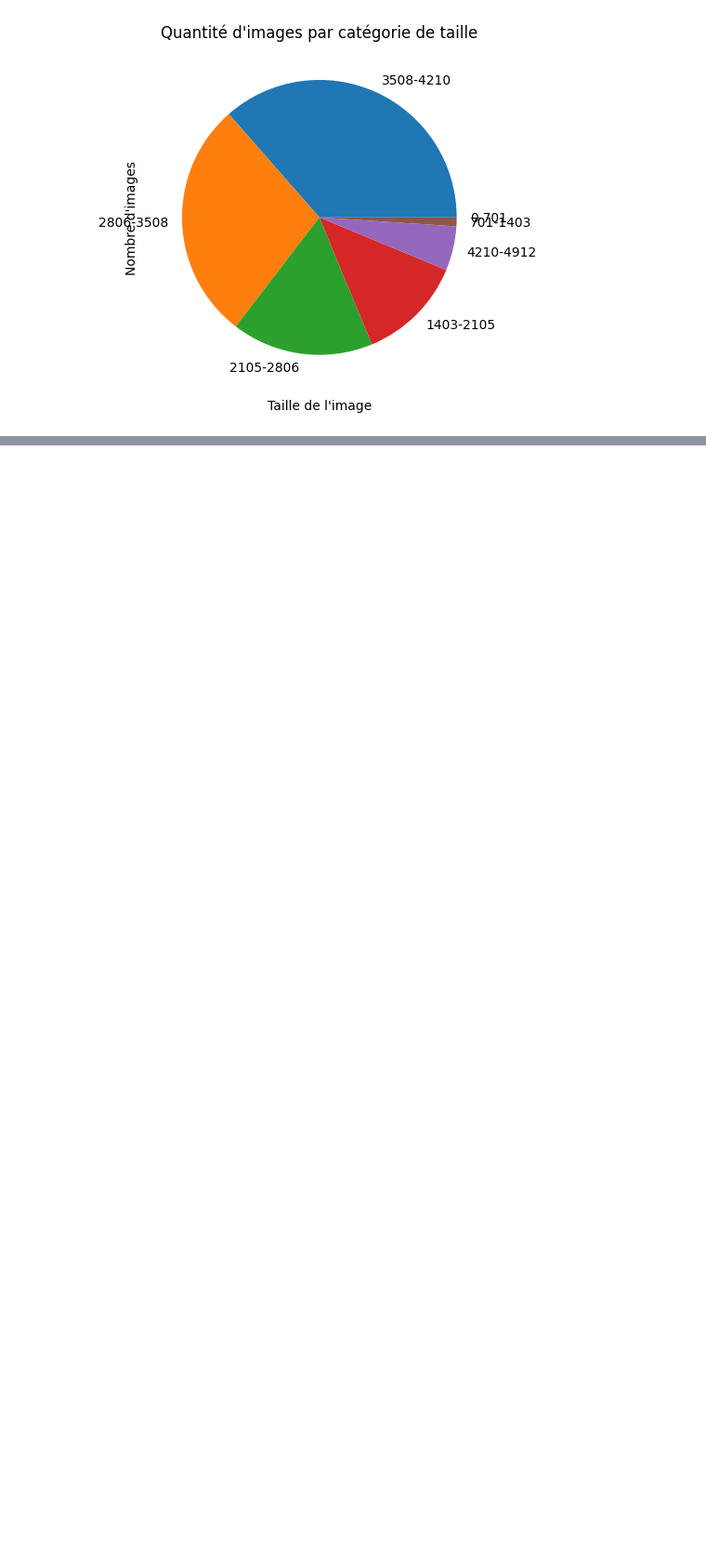
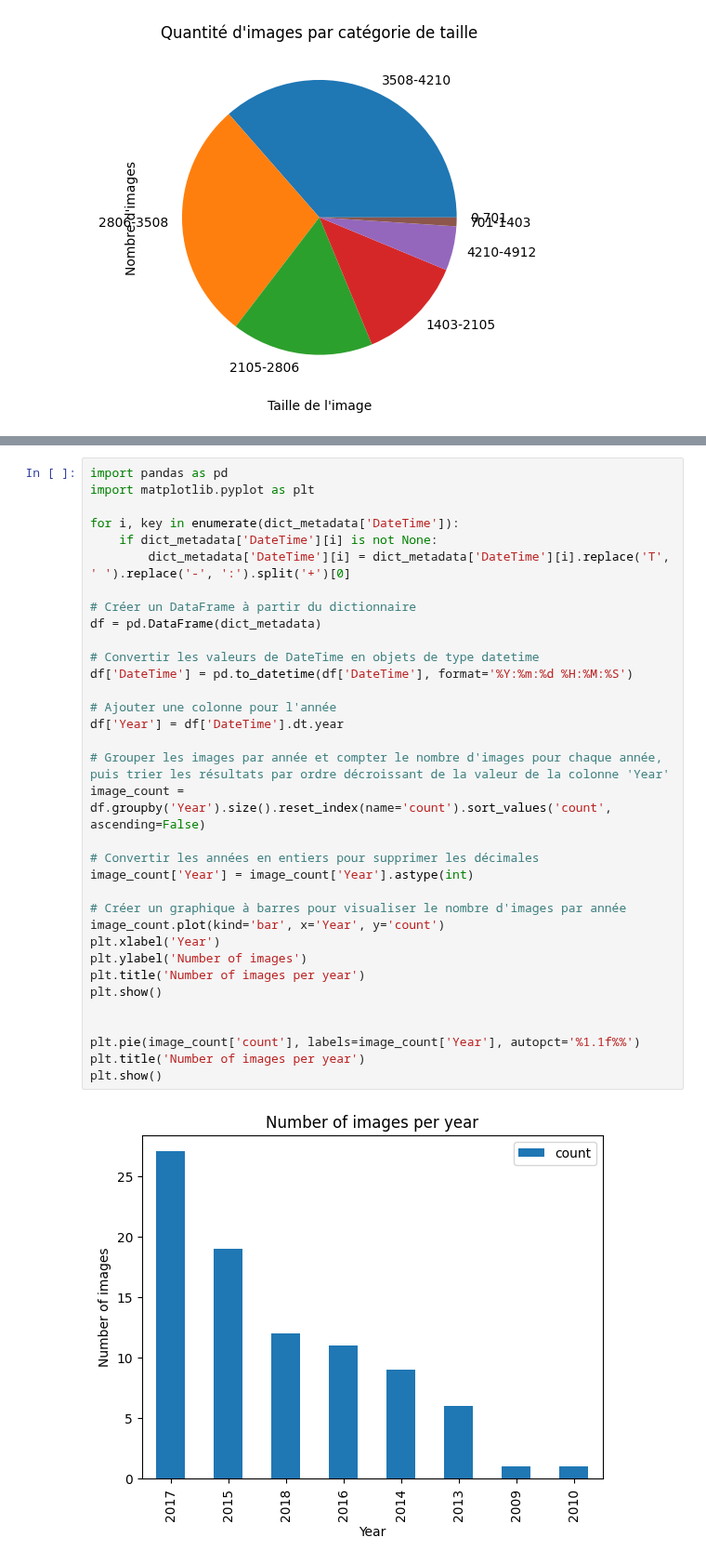
Before and after one commit to TeissierYannis/CPE-bigdata-TDM-project, a Jupyter notebook: data_viz/stats.ipynb, the cells around one changed output, grey strips where cells are left out. Shown at 93% size. Drawn from its saved outputs; the diff is of its cells as text; blank space fills up the shorter version.

Commit message:
add graph images/year

```diff
--- a/data_viz/stats.ipynb
+++ b/data_viz/stats.ipynb
@@ -181,0 +212,36 @@ plt.show()
+# %%
+import pandas as pd
+import matplotlib.pyplot as plt
+
+for i, key in enumerate(dict_metadata['DateTime']):
+    if dict_metadata['DateTime'][i] is not None:
+        dict_metadata['DateTime'][i] = dict_metadata['DateTime'][i].replace('T', ' ').replace('-', ':').split('+')[0]
+
+# Créer un DataFrame à partir du dictionnaire
+df = pd.DataFrame(dict_metadata)
+
+# Convertir les valeurs de DateTime en objets de type datetime
+df['DateTime'] = pd.to_datetime(df['DateTime'], format='%Y:%m:%d %H:%M:%S')
+
+# Ajouter une colonne pour l'année
+df['Year'] = df['DateTime'].dt.year
+
+# Grouper les images par année et compter le nombre d'images pour chaque année, puis trier les résultats par ordre décroissant de la valeur de la colonne 'Year'
+image_count = df.groupby('Year').size().reset_index(name='count').sort_values('count', ascending=False)
+
+# Convertir les années en entiers pour supprimer les décimales
+image_count['Year'] = image_count['Year'].astype(int)
+
+# Créer un graphique à barres pour visualiser le nombre d'images par année
+image_count.plot(kind='bar', x='Year', y='count')
+plt.xlabel('Year')
+plt.ylabel('Number of images')
+plt.title('Number of images per year')
+plt.show()
+
+
+plt.pie(image_count['count'], labels=image_count['Year'], autopct='%1.1f%%')
+plt.title('Number of images per year')
+plt.show()
+# %% [output]
+[figure, added]
```
Also changed, not shown: parts of 9 cells of this notebook.
